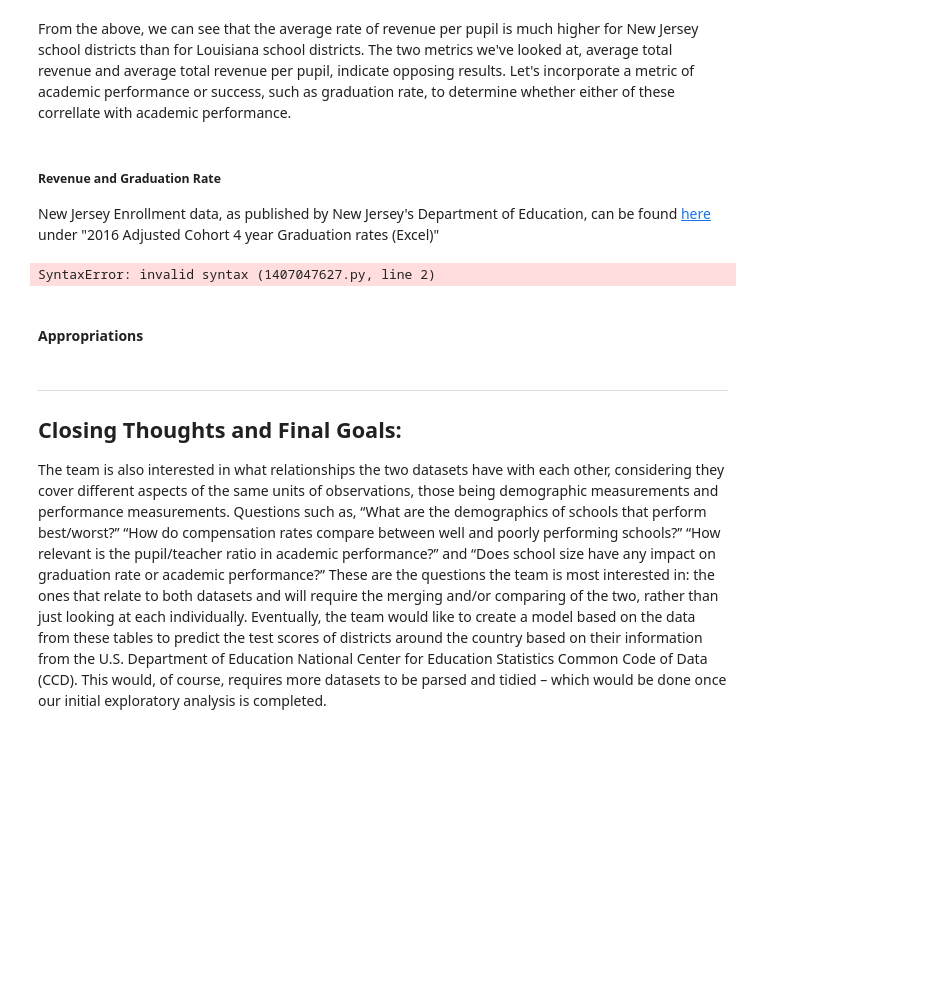
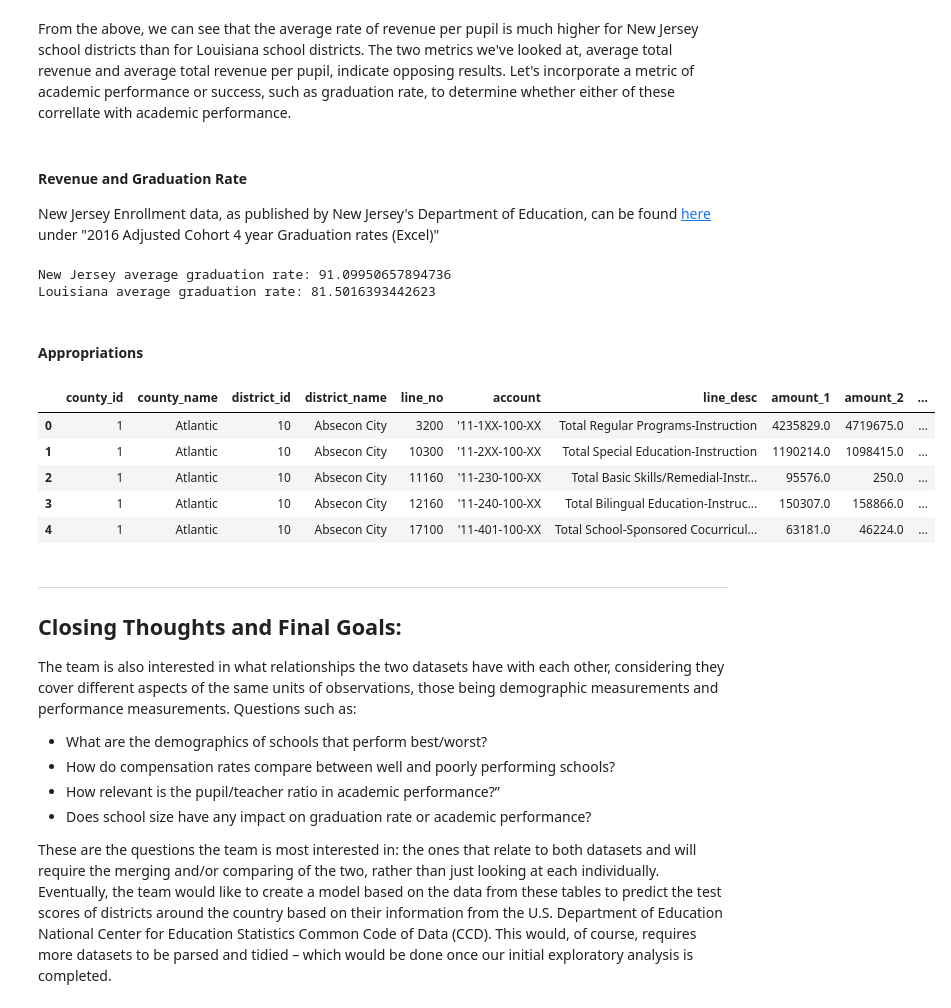
Before and after one commit to NickOuellet/NickOuellet.github.io, a Jupyter notebook: Final_Tutorial.ipynb, the cells around one changed output. Cells and saved outputs as stored; diff of their text form; code cells hidden in the pictures; blank space fills up the shorter version.

```diff
--- a/Final_Tutorial.ipynb
+++ b/Final_Tutorial.ipynb
@@ -304,7 +321,7 @@ sns.boxplot(data=[(nj_enroll_rev["rev/pupil"]**.01).rename("NJ"), (la_df["Revenu
 # %% [markdown]
 From the above, we can see that the average rate of revenue per pupil is much higher for New Jersey school districts than for Louisiana school districts. The two metrics we've looked at, average total revenue and average total revenue per pupil, indicate opposing results. Let's incorporate a metric of academic performance or success, such as graduation rate, to determine whether either of these correllate with academic performance.
 # %% [markdown]
-##### Revenue and Graduation Rate
+#### Revenue and Graduation Rate
 New Jersey Enrollment data, as published by New Jersey's Department of Education, can be found [here](https://www.nj.gov/education/schoolperformance/grad/ACGR.shtml) under "2016 Adjusted Cohort 4 year Graduation rates (Excel)"
 # %%
 # Load in New Jersey Graduation data, convert to proper dtypes
@@ -334,14 +351,29 @@ la_df.pop(" Cohort Graduation Rate (Actual Graduation Rate) (2015-16 Cohort)**")
 la_df = la_df.join(grad_df)
 # %%
 print("New Jersey average graduation rate:", nj_grad_all["FOUR_YR_GRAD_RATE"].mean())
-print("Louisiana average graduation rate"la_df[" Cohort Graduation Rate (Actual Graduation Rate) (2015-16 Cohort)**"].mean()
+print("Louisiana average graduation rate:",la_df[" Cohort Graduation Rate (Actual Graduation Rate) (2015-16 Cohort)**"].mean())
 # %% [output]
-SyntaxError: invalid syntax (1407047627.py, line 2)
+New Jersey average graduation rate: 91.09950657894736
+Louisiana average graduation rate: 81.5016393442623
 # %% [markdown]
 #### Appropriations
 # %%
 nj_approp_df = pd.read_csv(r'nj_approp.csv')
+nj_approp_df.head()
+# %% [output]
+|  | county_id | county_name | district_id | district_name | line_no | account | line_desc | amount_1 | amount_2 | ... |
+| 0 | 1 | Atlantic | 10 | Absecon City | 3200 | '11-1XX-100-XX | Total Regular Programs-Instruction | 4235829.0 | 4719675.0 | ... |
+| 1 | 1 | Atlantic | 10 | Absecon City | 10300 | '11-2XX-100-XX | Total Special Education-Instruction | 1190214.0 | 1098415.0 | ... |
+| 2 | 1 | Atlantic | 10 | Absecon City | 11160 | '11-230-100-XX | Total Basic Skills/Remedial-Instr... | 95576.0 | 250.0 | ... |
+| 3 | 1 | Atlantic | 10 | Absecon City | 12160 | '11-240-100-XX | Total Bilingual Education-Instruc... | 150307.0 | 158866.0 | ... |
+| 4 | 1 | Atlantic | 10 | Absecon City | 17100 | '11-401-100-XX | Total School-Sponsored Cocurricul... | 63181.0 | 46224.0 | ... |
 # %% [markdown]
 ___
 ## Closing Thoughts and Final Goals:
-The team is also interested in what relationships the two datasets have with each other, considering they cover different aspects of the same units of observations, those being demographic measurements and performance measurements. Questions such as, “What are the demographics of schools that perform best/worst?” “How do compensation rates compare between well and poorly performing schools?” “How relevant is the pupil/teacher ratio in academic performance?” and “Does school size have any impact on graduation rate or academic performance?” These are the questions the team is most interested in: the ones that relate to both datasets and will require the merging and/or comparing of the two, rather than just looking at each individually. Eventually, the team would like to create a model based on the data from these tables to predict the test scores of districts around the country based on their information from the U.S. Department of Education National Center for Education Statistics Common Code of Data (CCD). This would, of course, requires more datasets to be parsed and tidied – which would be done once our initial exploratory analysis is completed.
+The team is also interested in what relationships the two datasets have with each other, considering they cover different aspects of the same units of observations, those being demographic measurements and performance measurements. Questions such as: <br/>
+  - What are the demographics of schools that perform best/worst? <br/>
+  - How do compensation rates compare between well and poorly performing schools? <br/>
+  - How relevant is the pupil/teacher ratio in academic performance?” <br/>
+  - Does school size have any impact on graduation rate or academic performance? <br/>
+
+ These are the questions the team is most interested in: the ones that relate to both datasets and will require the merging and/or comparing of the two, rather than just looking at each individually. Eventually, the team would like to create a model based on the data from these tables to predict the test scores of districts around the country based on their information from the U.S. Department of Education National Center for Education Statistics Common Code of Data (CCD). This would, of course, requires more datasets to be parsed and tidied – which would be done once our initial exploratory analysis is completed.
```
Also changed, not shown: parts of 5 cells of this notebook.
